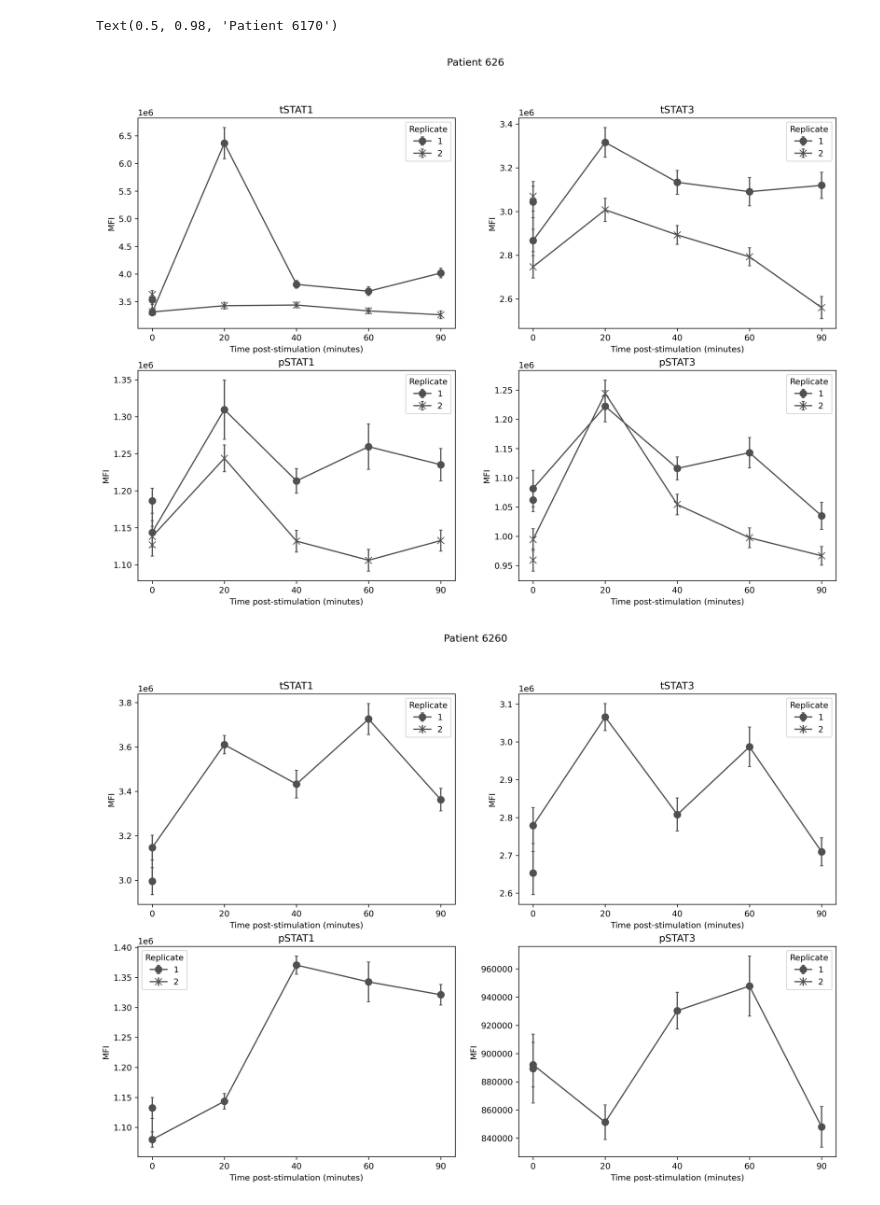
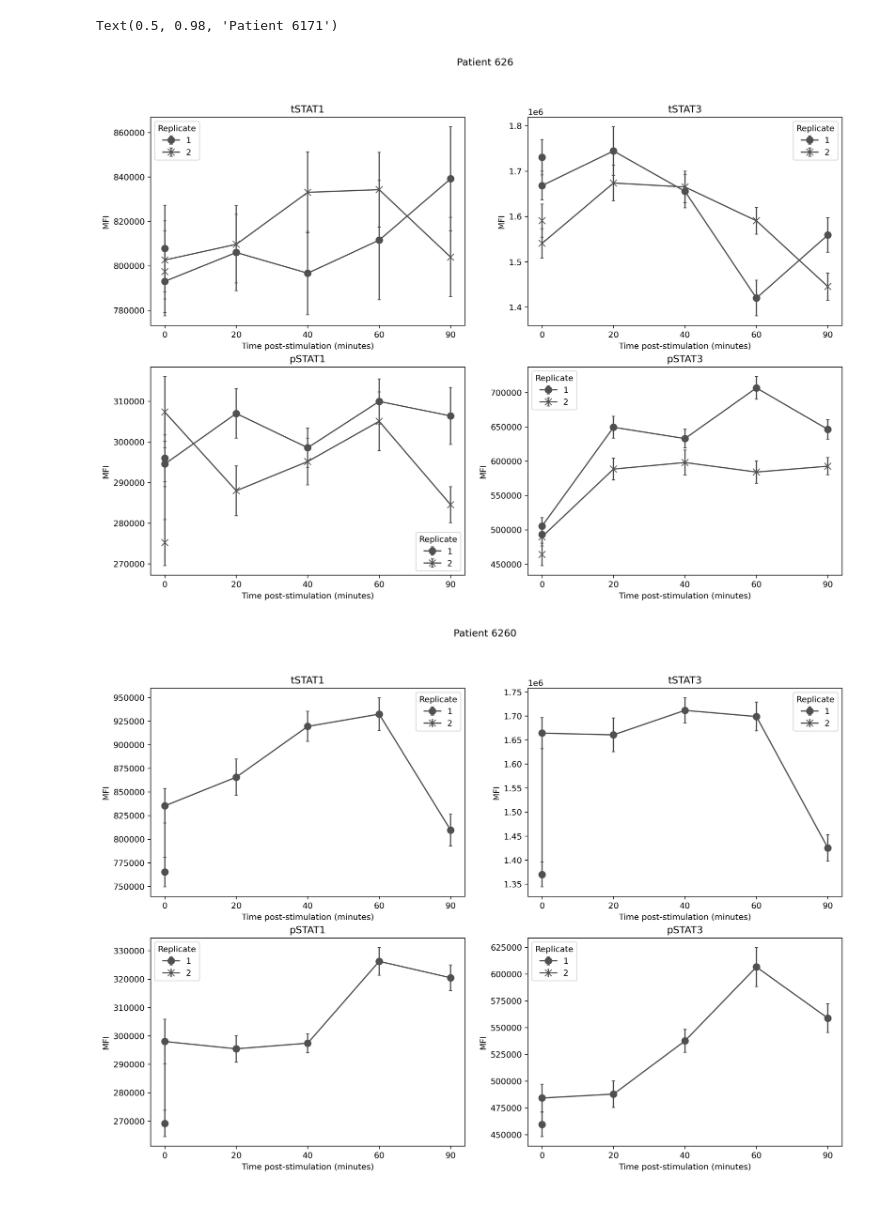
Before and after one commit to LarkinIt/visIF, a Jupyter notebook: code/hardcoded_visualization.ipynb, the cells around one changed output. Drawn from its saved outputs; the diff is of its cells as text; code cells hidden in the pictures.

Commit message:
Plotted 08132025 scan results (monocyte stim)

```diff
--- a/code/hardcoded_visualization.ipynb
+++ b/code/hardcoded_visualization.ipynb
@@ -4,7 +4,7 @@ import pandas as pd
 import matplotlib.pyplot as plt
 import seaborn as sns
 
-data_dir = "../data/08082025_IF_scan"
+data_dir = "../data/08132025_IF_scan"
 
 JAK_INHIBITORS = False
 
@@ -16,14 +16,14 @@ column_to_stain = dict(zip(range(1,13), ["pSTAT"]*6 + ["tSTAT"] * 6))
 #column_to_stain = dict(zip(range(1,13), ["pSTAT"]*12))
 
 row_to_patient = {
-	#"A":626,
+	"A":626,
 	"B":626,
-	"C":626,
-	"D":6260,
+	"C":6260,
+	"D":617,
 	"E":617,
-	"F":617,
+	"F":6170,
 	"G":6170,
-	"H":6170
+	"H":6171
 }
 
 column_to_t_pts = {
@@ -42,14 +42,14 @@ column_to_t_pts = {
 }
 
 row_to_replicate = {
-	#"A":1,
-	"B":1,
-	"C":2,
+	"A":1,
+	"B":2,
+	"C":1,
 	"D":1,
-	"E":1,
-	"F":2,
-	"G":1,
-	"H":2
+	"E":2,
+	"F":1,
+	"G":2,
+	"H":1
 }
 
 if JAK_INHIBITORS:
@@ -348,11 +348,12 @@ fig1, axs1 = plt.subplots(2,2, figsize=(15,10), dpi=300)
 fig2, axs2 = plt.subplots(2,2, figsize=(15,10), dpi=300)
 fig3, axs3 = plt.subplots(2,2, figsize=(15,10), dpi=300)
 fig4, axs4 = plt.subplots(2,2, figsize=(15,10), dpi=300)
+fig5, axs5 = plt.subplots(2,2, figsize=(15,10), dpi=300)
 
 # Select tSTAT measurement
 df = og_df[(og_df["STAT"] == "tSTAT")]
 
-for pat, cur_axs in zip(df["PatientId"].unique(), [axs1, axs2, axs3, axs4]):
+for pat, cur_axs in zip(df["PatientId"].unique(), [axs1, axs2, axs3, axs4, axs5]):
 	# Plot tSTATs from first scan
 	stat1_ax = cur_axs[0][0]
 	stat3_ax = cur_axs[0][1]
@@ -382,7 +383,7 @@ for pat, cur_axs in zip(df["PatientId"].unique(), [axs1, axs2, axs3, axs4]):
 # Select pSTAT measurement
 df = og_df[og_df["STAT"] == "pSTAT"]
 
-for pat, cur_axs in zip(df["PatientId"].unique(), [axs1, axs2, axs3, axs4]):
+for pat, cur_axs in zip(df["PatientId"].unique(), [axs1, axs2, axs3, axs4, axs5]):
 	# Plot tSTATs from first scan
 	stat1_ax = cur_axs[1][0]
 	stat3_ax = cur_axs[1][1]
@@ -391,33 +392,35 @@ for pat, cur_axs in zip(df["PatientId"].unique(), [axs1, axs2, axs3, axs4]):
 		select_df = df.loc[(df["PatientId"] == pat) & (df["Replicate"] == rep)]
 		stat1_ax.errorbar(x=select_df["Time"], y=select_df["STAT1 Mean"], yerr=select_df["STAT1 SEM"],
 					marker=replicate_to_marker[rep], ms=ms, color=color,
 					ls="-", label=f"{rep}", capsize=2)
 
 		stat3_ax.errorbar(x=select_df["Time"], y=select_df["STAT3 Mean"], yerr=select_df["STAT3 SEM"],
 					marker=replicate_to_marker[rep], ms=ms, color=color,
 					ls="-", label=f"{rep}", capsize=2)
 	stat1_ax.set_ylabel("MFI")
 	stat1_ax.set_xlabel("Time post-stimulation (minutes)")
 	stat1_ax.legend(title="Replicate")
 	stat1_ax.set_title("pSTAT1")
 	stat3_ax.set_ylabel("MFI")
 	stat3_ax.set_xlabel("Time post-stimulation (minutes)")
 	stat3_ax.legend(title="Replicate")
 	stat3_ax.set_title("pSTAT3")
 	if manual_ylim:
 		stat1_ax.set_ylim(*ylims[1][0])
 		stat3_ax.set_ylim(*ylims[1][1])
 
 id1 = df["PatientId"].unique()[0]
 id2 = df["PatientId"].unique()[1]
 id3 = df["PatientId"].unique()[2]
 id4 = df["PatientId"].unique()[3]
+id5 = df["PatientId"].unique()[4]
 
 fig1.suptitle(f"Patient {id1}")
 fig2.suptitle(f"Patient {id2}");
 fig3.suptitle(f"Patient {id3}")
 fig4.suptitle(f"Patient {id4}")
+fig5.suptitle(f"Patient {id5}")
 # %% [output]
-Text(0.5, 0.98, 'Patient 6170')
+Text(0.5, 0.98, 'Patient 6171')
-[figure, old version]
+[figure, new version]
-[figure, old version]
+[figure, new version]
```
Also changed, not shown: parts of 3 cells of this notebook.
